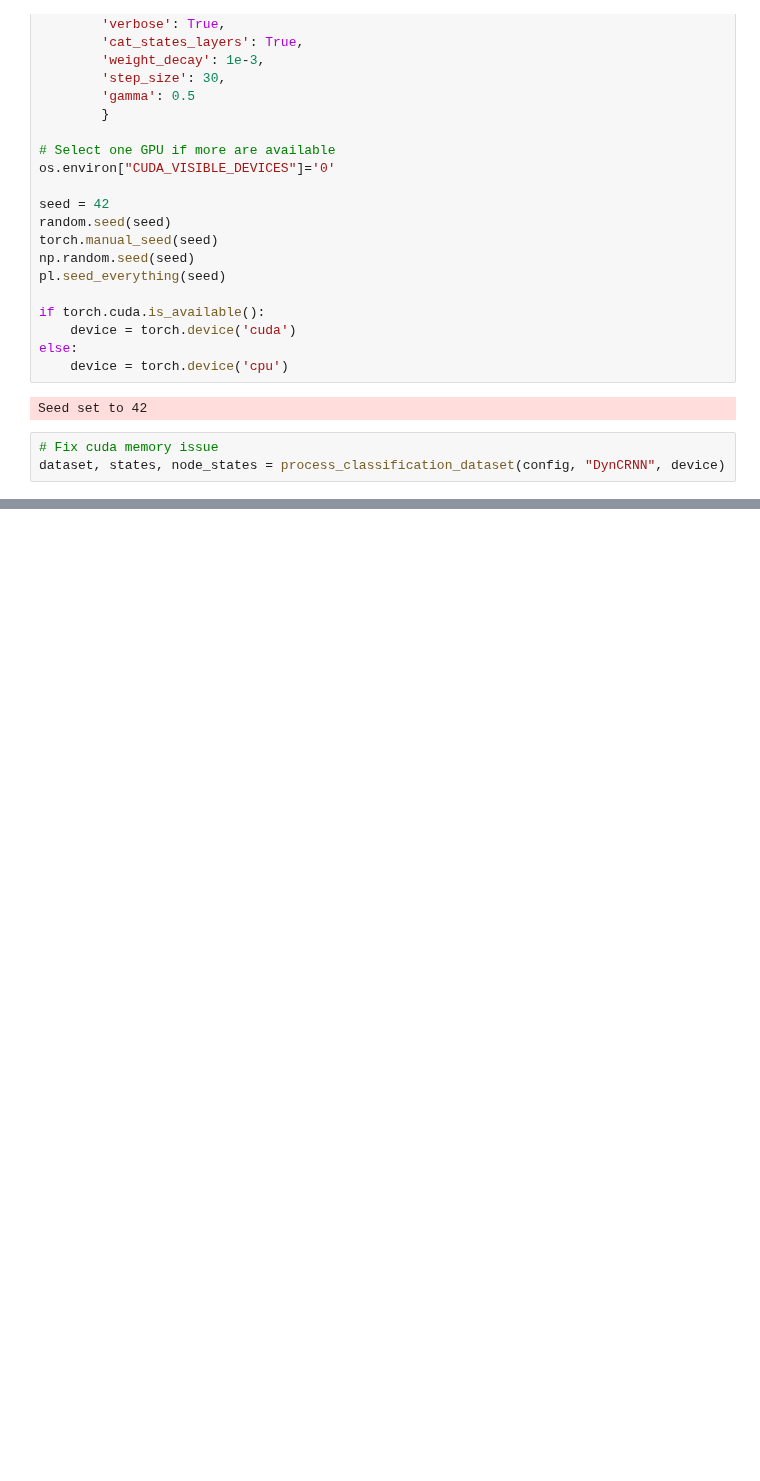
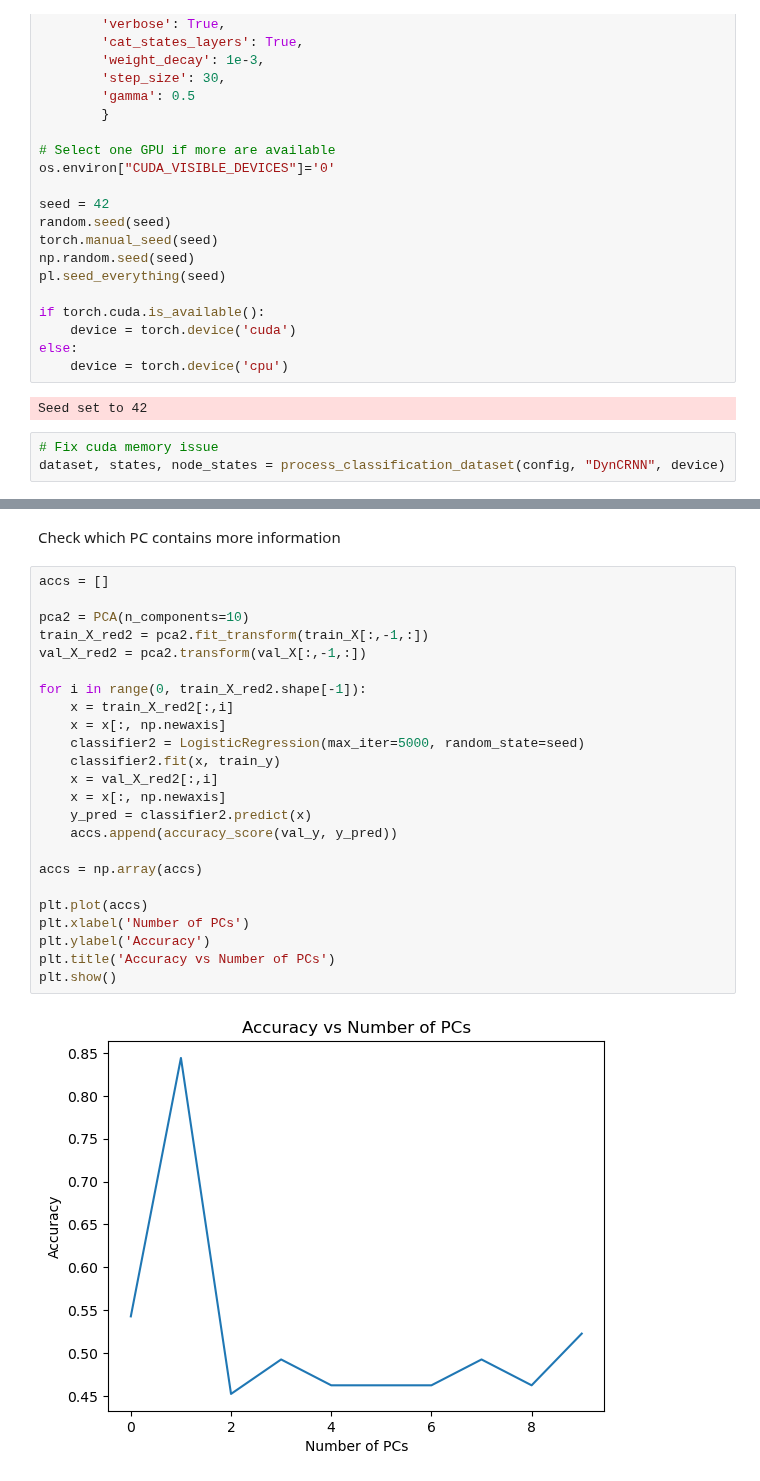
Before and after one commit to NGMLGroup/Koopman-TGNN-Interpretability, a Jupyter notebook: DynCRNN_DMD.ipynb, the cells around one changed output, grey strips where cells are left out. Cells and saved outputs as stored; diff of their text form; blank space fills up the shorter version.

```diff
--- a/DynCRNN_DMD.ipynb
+++ b/DynCRNN_DMD.ipynb
@@ -44,0 +92,28 @@ dataset, states, node_states = process_classification_dataset(config, "DynCRNN",
+# %% [markdown]
+Check which PC contains more information
+# %%
+accs = []
+
+pca2 = PCA(n_components=10)
+train_X_red2 = pca2.fit_transform(train_X[:,-1,:])
+val_X_red2 = pca2.transform(val_X[:,-1,:])
+
+for i in range(0, train_X_red2.shape[-1]):
+    x = train_X_red2[:,i]
+    x = x[:, np.newaxis]
+    classifier2 = LogisticRegression(max_iter=5000, random_state=seed)
+    classifier2.fit(x, train_y)
+    x = val_X_red2[:,i]
+    x = x[:, np.newaxis]
+    y_pred = classifier2.predict(x)
+    accs.append(accuracy_score(val_y, y_pred))
+
+accs = np.array(accs)
+
+plt.plot(accs)
+plt.xlabel('Number of PCs')
+plt.ylabel('Accuracy')
+plt.title('Accuracy vs Number of PCs')
+plt.show()
+# %% [output]
+[figure, added]
```
Also changed, not shown: parts of 5 cells of this notebook.
